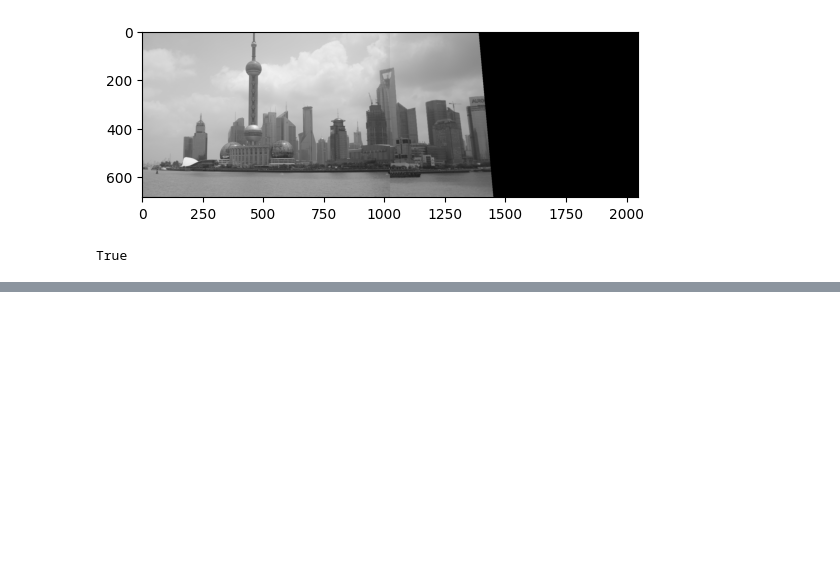
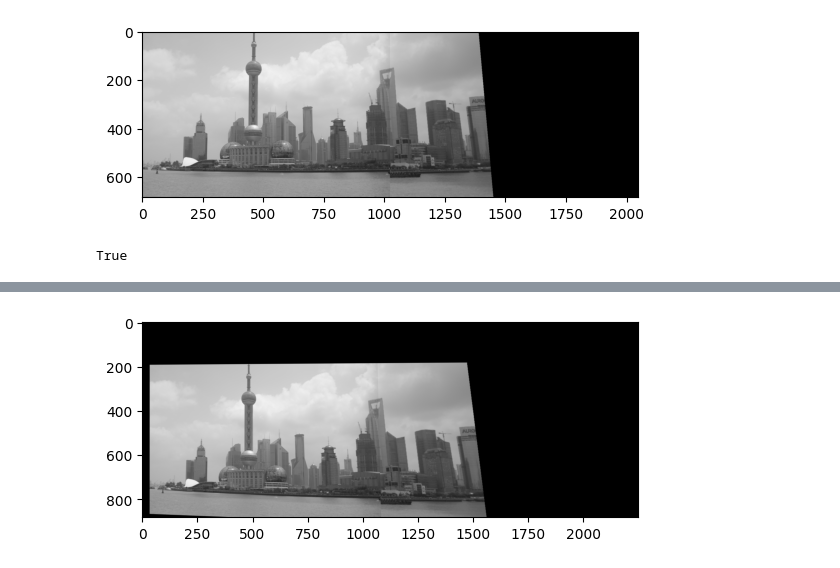
Before and after one commit to MohamedFarid612/Image-Mosaic-Using-homography, a Jupyter notebook: main.ipynb, the cells around one changed output, grey strips where cells are left out. Drawn from its saved outputs; the diff is of its cells as text; code cells hidden in the pictures; blank space fills up the shorter version.

```diff
--- a/main.ipynb
+++ b/main.ipynb
@@ -341,0 +395,16 @@ plt.show()
+# %%
+h=get_homography_matrix(points6, points4)
+print(h)
+print("--------------")
+homogeneous_point = np.array([points6[0][0], points6[0][1], 1])
+homogeneous_point = homogeneous_point.reshape((3, 1))
+print(homogeneous_point)
+print(h.shape)
+print(homogeneous_point.shape)
+x= np.dot(h, homogeneous_point)
+x=x/x[2]
+print("-----------------")
+print(x)
+x=x.astype(int)
+print(x)
+print(points4[0])
@@ -341,0 +429,6 @@ plt.show()
+# %%
+warped_img2 = cv2.warpPerspective(img6, h, (img6.shape[1]+200, img6.shape[0]+200))
+plt.imshow(warped_img2)
+plt.show()
+# %% [output]
+[figure, added]
```
Also changed, not shown: parts of 7 cells of this notebook, 1 other file.
